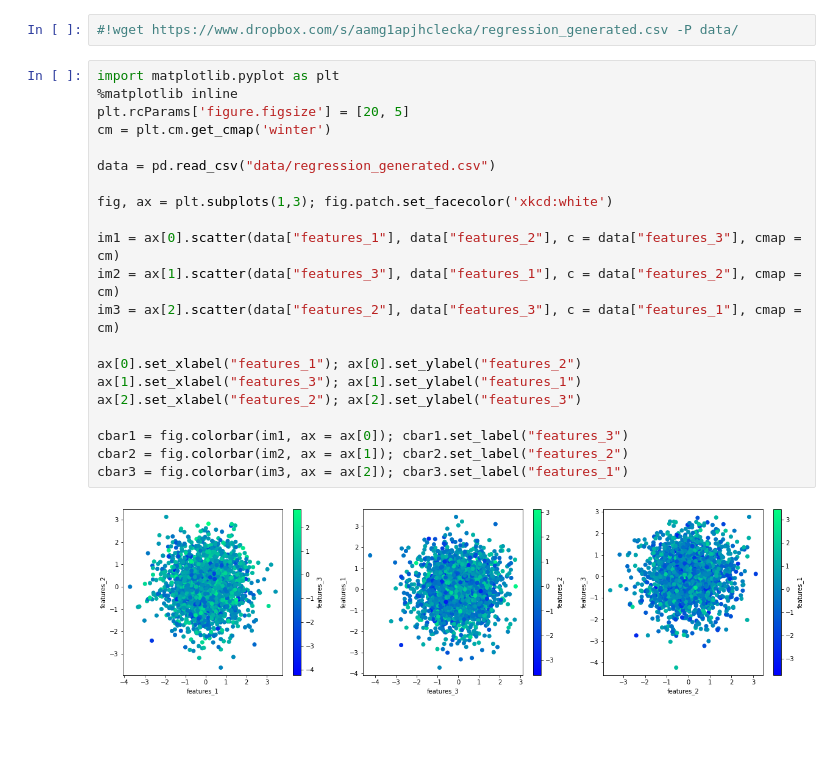
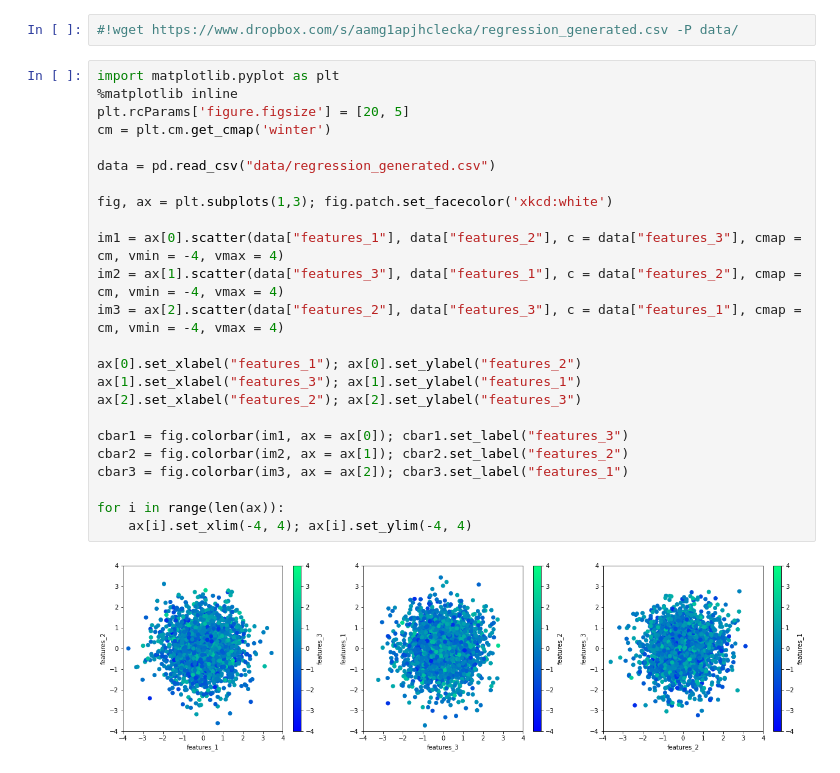
Before and after one commit to zucchett/HighLevelProgramming2021, a Jupyter notebook: 06ex_OSEMN.ipynb, the cells around one changed output. Cells and saved outputs as stored; diff of their text form; blank space fills up the shorter version.

```diff
--- a/06ex_OSEMN.ipynb
+++ b/06ex_OSEMN.ipynb
@@ -238,23 +238,26 @@ with Pandas and create a scatter plot with all possible combinations of the foll
 # %%
 import matplotlib.pyplot as plt
 %matplotlib inline
 plt.rcParams['figure.figsize'] = [20, 5]
 cm = plt.cm.get_cmap('winter')
 
 data = pd.read_csv("data/regression_generated.csv")
 
 fig, ax = plt.subplots(1,3); fig.patch.set_facecolor('xkcd:white')
 
-im1 = ax[0].scatter(data["features_1"], data["features_2"], c = data["features_3"], cmap = cm)
-im2 = ax[1].scatter(data["features_3"], data["features_1"], c = data["features_2"], cmap = cm)
-im3 = ax[2].scatter(data["features_2"], data["features_3"], c = data["features_1"], cmap = cm)
+im1 = ax[0].scatter(data["features_1"], data["features_2"], c = data["features_3"], cmap = cm, vmin = -4, vmax = 4)
+im2 = ax[1].scatter(data["features_3"], data["features_1"], c = data["features_2"], cmap = cm, vmin = -4, vmax = 4)
+im3 = ax[2].scatter(data["features_2"], data["features_3"], c = data["features_1"], cmap = cm, vmin = -4, vmax = 4)
 
 ax[0].set_xlabel("features_1"); ax[0].set_ylabel("features_2")
 ax[1].set_xlabel("features_3"); ax[1].set_ylabel("features_1")
 ax[2].set_xlabel("features_2"); ax[2].set_ylabel("features_3")
 
 cbar1 = fig.colorbar(im1, ax = ax[0]); cbar1.set_label("features_3")
 cbar2 = fig.colorbar(im2, ax = ax[1]); cbar2.set_label("features_2")
 cbar3 = fig.colorbar(im3, ax = ax[2]); cbar3.set_label("features_1")
+
+for i in range(len(ax)):
+    ax[i].set_xlim(-4, 4); ax[i].set_ylim(-4, 4)
 # %% [output]
-[figure, old version]
+[figure, new version]
```
